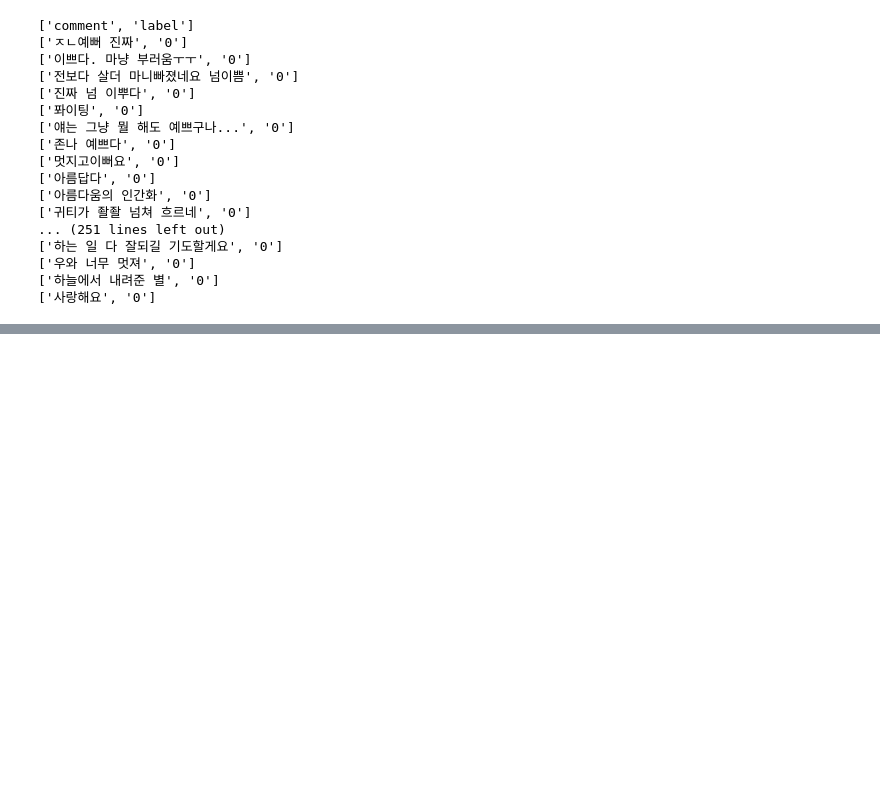
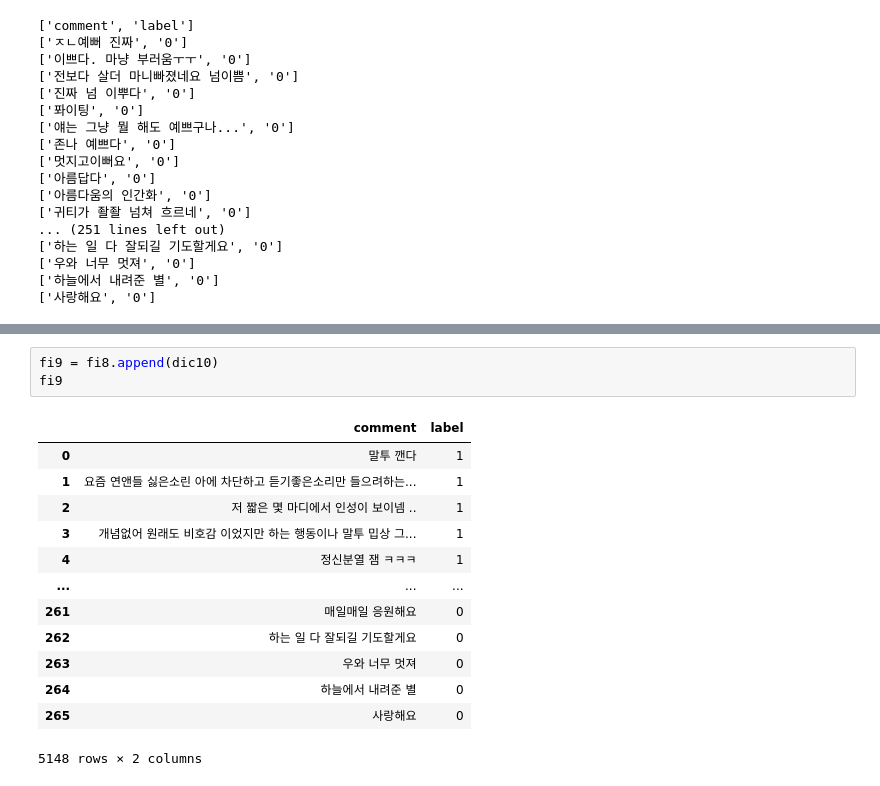
Before and after one commit to sooyeon-go/grad_project, a Jupyter notebook: comment_crawling_r/comment_csv.ipynb, the cells around one changed output, grey strips where cells are left out. Saved outputs shown, nothing was run; the diff lists cells and outputs as text; blank space fills up the shorter version.

```diff
--- a/comment_crawling_r/comment_csv.ipynb
+++ b/comment_crawling_r/comment_csv.ipynb
@@ -537,0 +552,17 @@ dic10
+# %%
+fi9 = fi8.append(dic10)
+fi9
+# %% [output]
+|  | comment | label |
+| 0 | 말투 깬다 | 1 |
+| 1 | 요즘 연앤들 싫은소린 아에 차단하고 듣기좋은소리만 들으려하는... | 1 |
+| 2 | 저 짧은 몇 마디에서 인성이 보이넴 .. | 1 |
+| 3 | 개념없어 원래도 비호감 이었지만 하는 행동이나 말투 밉상 그... | 1 |
+| 4 | 정신분열 잼 ㅋㅋㅋ | 1 |
+| ... | ... | ... |
+| 261 | 매일매일 응원해요 | 0 |
+| 262 | 하는 일 다 잘되길 기도할게요 | 0 |
+| 263 | 우와 너무 멋져 | 0 |
+| 264 | 하늘에서 내려준 별 | 0 |
+| 265 | 사랑해요 | 0 |
+5148 rows × 2 columns
```
Also changed, not shown: parts of 4 cells of this notebook.
